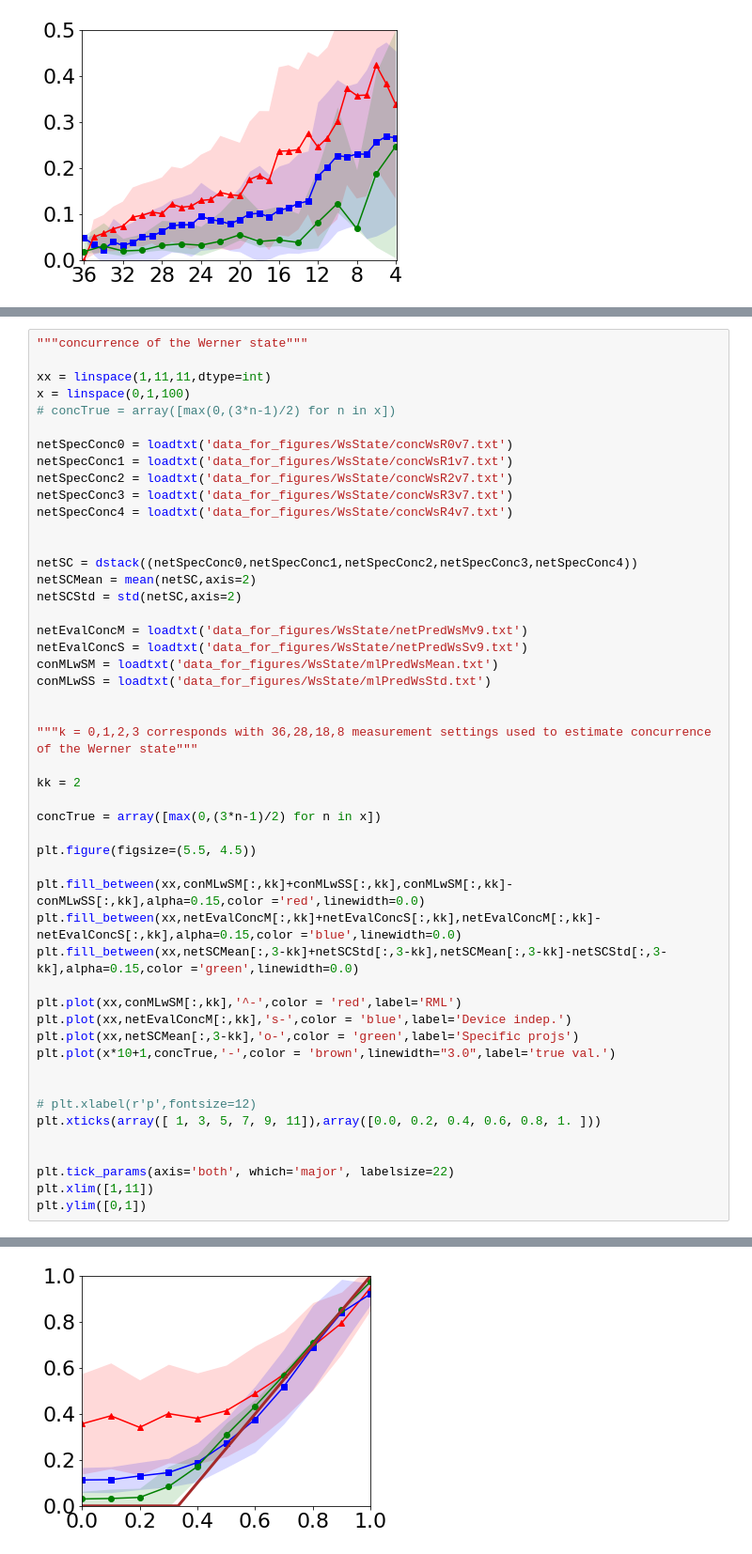
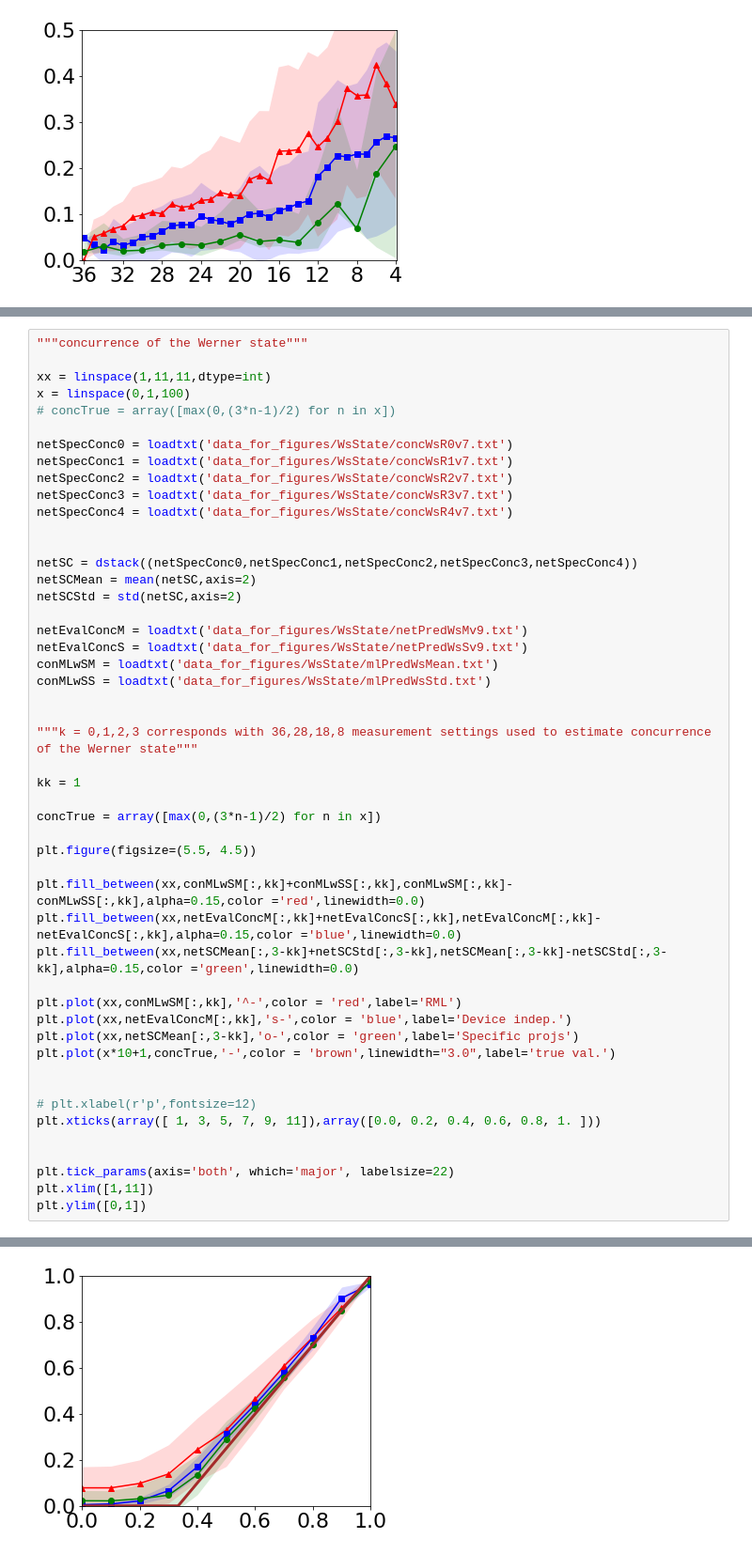
Before and after one commit to dkoutny/DeepEntanglement, a Jupyter notebook: plots.ipynb, the cells around one changed output, grey strips where cells are left out. Shown: that part at 94% size. Drawn from its saved outputs; the diff is of its cells as text.

```diff
--- a/plots.ipynb
+++ b/plots.ipynb
@@ -409,32 +389,32 @@ netEvalConcS = loadtxt('data_for_figures/WsState/netPredWsSv9.txt')
 conMLwSM = loadtxt('data_for_figures/WsState/mlPredWsMean.txt')
 conMLwSS = loadtxt('data_for_figures/WsState/mlPredWsStd.txt')
 
 
 """k = 0,1,2,3 corresponds with 36,28,18,8 measurement settings used to estimate concurrence of the Werner state"""
 
-kk = 2
+kk = 1
 
 concTrue = array([max(0,(3*n-1)/2) for n in x])
 
 plt.figure(figsize=(5.5, 4.5))
 
 plt.fill_between(xx,conMLwSM[:,kk]+conMLwSS[:,kk],conMLwSM[:,kk]-conMLwSS[:,kk],alpha=0.15,color ='red',linewidth=0.0)
 plt.fill_between(xx,netEvalConcM[:,kk]+netEvalConcS[:,kk],netEvalConcM[:,kk]-netEvalConcS[:,kk],alpha=0.15,color ='blue',linewidth=0.0)
 plt.fill_between(xx,netSCMean[:,3-kk]+netSCStd[:,3-kk],netSCMean[:,3-kk]-netSCStd[:,3-kk],alpha=0.15,color ='green',linewidth=0.0)
 
 plt.plot(xx,conMLwSM[:,kk],'^-',color = 'red',label='RML')
 plt.plot(xx,netEvalConcM[:,kk],'s-',color = 'blue',label='Device indep.')
 plt.plot(xx,netSCMean[:,3-kk],'o-',color = 'green',label='Specific projs')
 plt.plot(x*10+1,concTrue,'-',color = 'brown',linewidth="3.0",label='true val.')
 
 
 # plt.xlabel(r'p',fontsize=12)
 plt.xticks(array([ 1, 3, 5, 7, 9, 11]),array([0.0, 0.2, 0.4, 0.6, 0.8, 1. ]))
 
 
 plt.tick_params(axis='both', which='major', labelsize=22)
 plt.xlim([1,11])
 plt.ylim([0,1])
 # %% [output]
 (0.0, 1.0)
-[figure, old version]
+[figure, new version]
```
Also changed, not shown: parts of 8 cells of this notebook, 1 other file.
